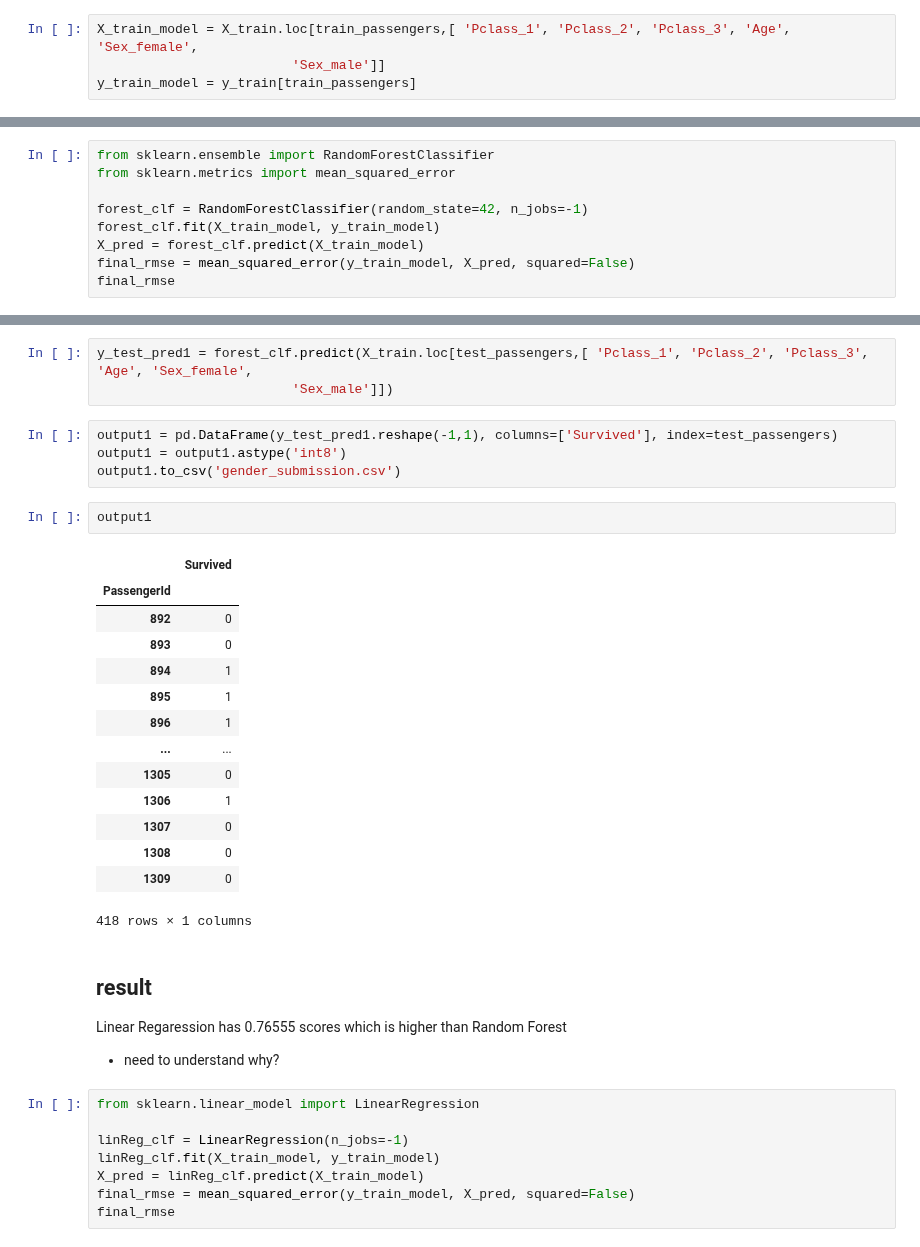
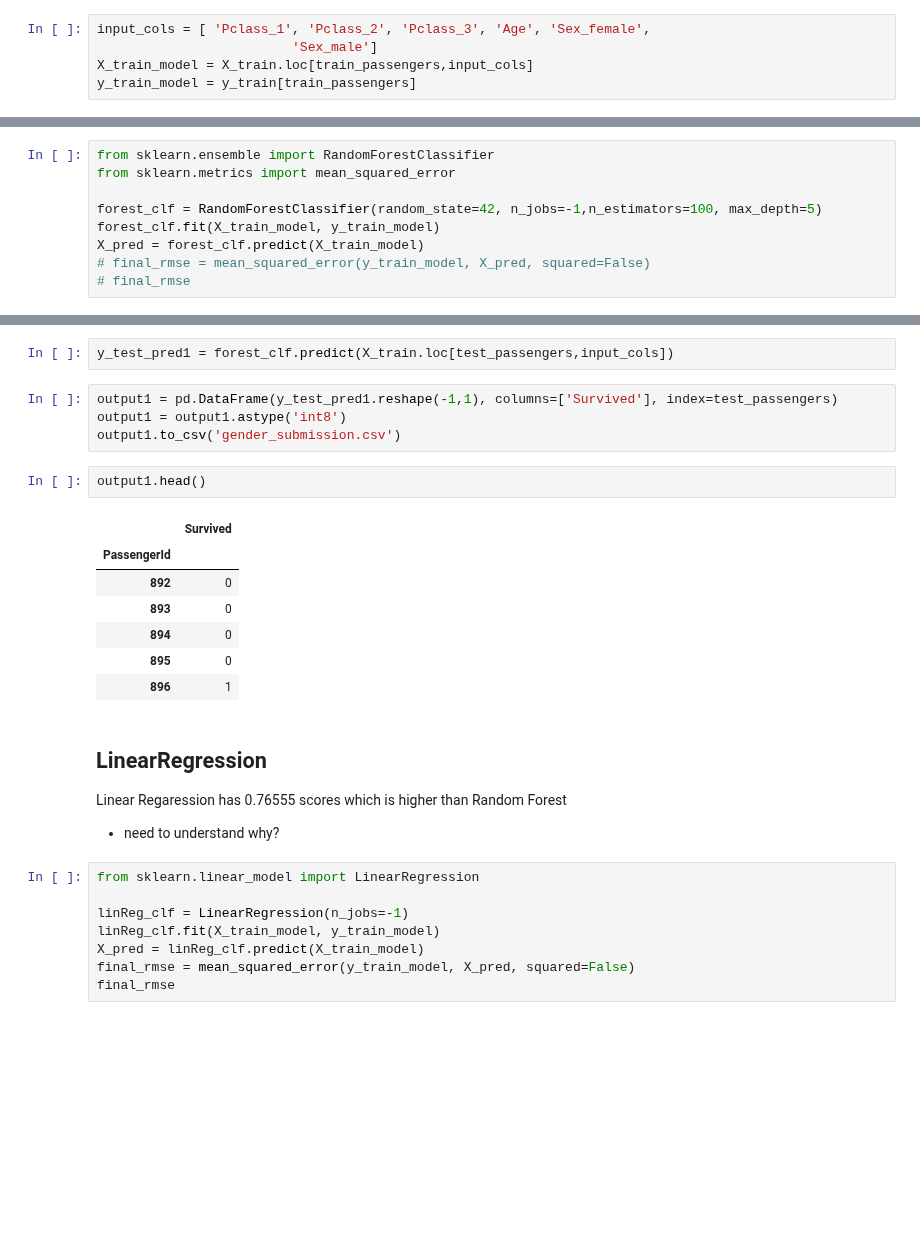
Before and after one commit to ericlau1987/hands_on_machine_learning_sklearn_keras_tensorflow, a Jupyter notebook: src/chapter3_classification/kaggle_taitanic/01_data_Processing.ipynb, the cells around one changed output, grey strips where cells are left out. Drawn from its saved outputs; the diff is of its cells as text; blank space fills up the shorter version.

Commit message:
update the models

```diff
--- a/src/chapter3_classification/kaggle_taitanic/01_data_Processing.ipynb
+++ b/src/chapter3_classification/kaggle_taitanic/01_data_Processing.ipynb
@@ -157,7 +152,8 @@ Index(['Age', 'SibSp', 'Parch', 'Fare', 'Name_transformed', 'Sex_female',
       dtype='object')
 # %%
-X_train_model = X_train.loc[train_passengers,[ 'Pclass_1', 'Pclass_2', 'Pclass_3', 'Age', 'Sex_female',
-                         'Sex_male']]
+input_cols = [ 'Pclass_1', 'Pclass_2', 'Pclass_3', 'Age', 'Sex_female',
+                         'Sex_male']
+X_train_model = X_train.loc[train_passengers,input_cols]
 y_train_model = y_train[train_passengers]
 # %%
 y_train_model.value_counts()
@@ -169,8 +167,8 @@ Name: Survived, dtype: int64
 from sklearn.ensemble import RandomForestClassifier
 from sklearn.metrics import mean_squared_error
 
-forest_clf = RandomForestClassifier(random_state=42, n_jobs=-1)
+forest_clf = RandomForestClassifier(random_state=42, n_jobs=-1,n_estimators=100, max_depth=5)
 forest_clf.fit(X_train_model, y_train_model)
 X_pred = forest_clf.predict(X_train_model)
-final_rmse = mean_squared_error(y_train_model, X_pred, squared=False)
-final_rmse
+# final_rmse = mean_squared_error(y_train_model, X_pred, squared=False)
+# final_rmse
@@ -252,29 +294,21 @@ array([0.73333333, 0.8       , 0.8       , 0.84444444, 0.77777778,
 # %%
-y_test_pred1 = forest_clf.predict(X_train.loc[test_passengers,[ 'Pclass_1', 'Pclass_2', 'Pclass_3', 'Age', 'Sex_female',
-                         'Sex_male']])
+y_test_pred1 = forest_clf.predict(X_train.loc[test_passengers,input_cols])
 # %%
 output1 = pd.DataFrame(y_test_pred1.reshape(-1,1), columns=['Survived'], index=test_passengers)
 output1 = output1.astype('int8')
 output1.to_csv('gender_submission.csv')
 # %%
-output1
+output1.head()
 # %% [output]
 |  | Survived |
 | PassengerId |  |
 | 892 | 0 |
 | 893 | 0 |
-| 894 | 1 |
-| 895 | 1 |
+| 894 | 0 |
+| 895 | 0 |
 | 896 | 1 |
-| ... | ... |
-| 1305 | 0 |
-| 1306 | 1 |
-| 1307 | 0 |
-| 1308 | 0 |
-| 1309 | 0 |
-418 rows × 1 columns
 # %% [markdown]
-## result
+## LinearRegression
 Linear Regaression has 0.76555 scores which is higher than Random Forest
 * need to understand why?
 # %%
```
Also changed, not shown: parts of 37 cells of this notebook, 1 other file.
